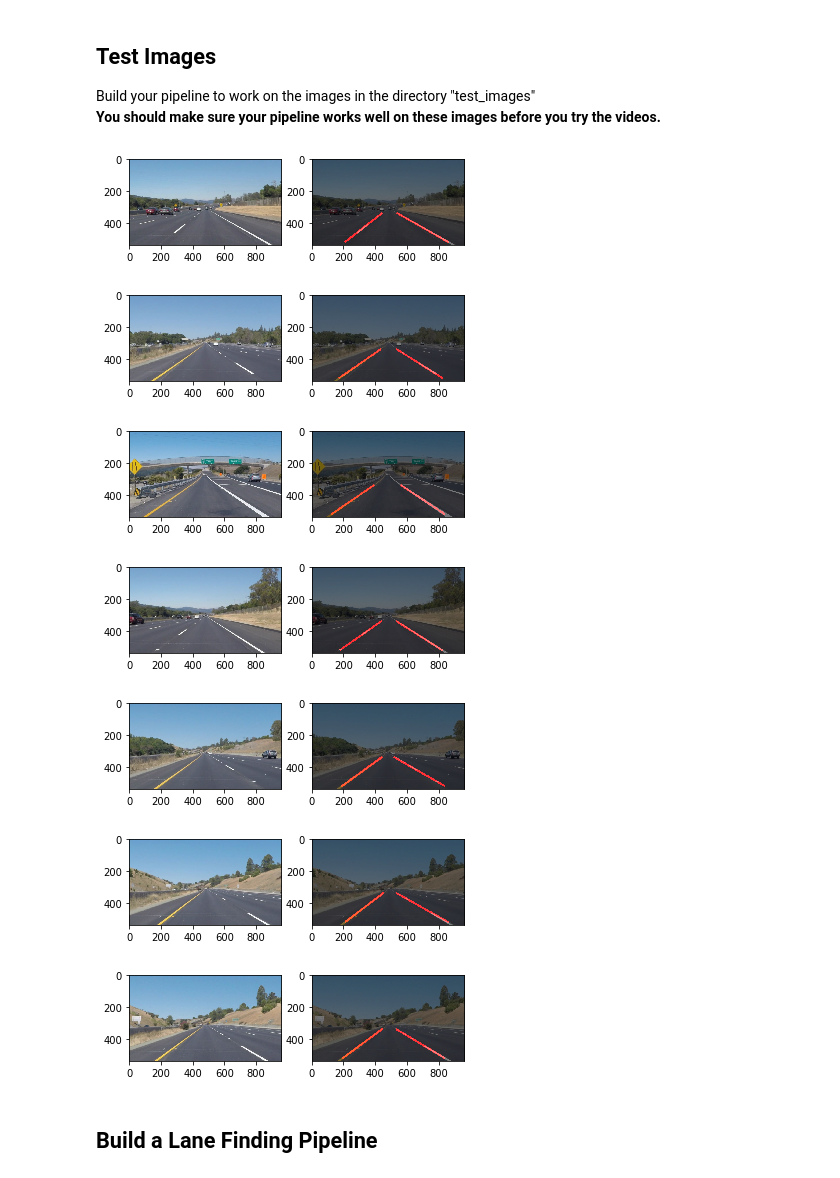
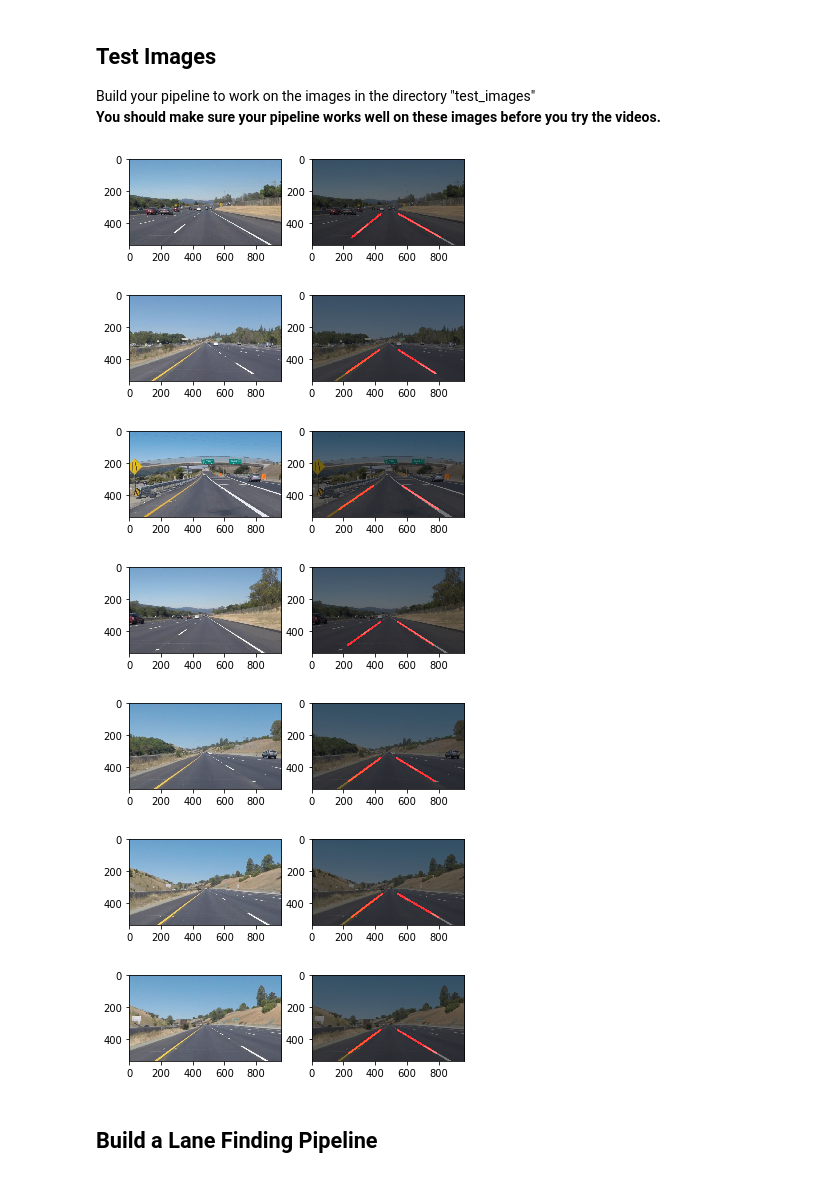
Before and after one commit to TPrabhat/Lane-detection-pipeline, a Jupyter notebook: P1.ipynb, the cells around one changed output. Cells and saved outputs as stored; diff of their text form; code cells hidden in the pictures.

```diff
--- a/P1.ipynb
+++ b/P1.ipynb
@@ -55,7 +55,7 @@ except KeyError:
     user_paths = []
 # %%
 #reading in an image
-image = mpimg.imread('test_images/solidWhiteRight.jpg')
+image = mpimg.imread('test-images/solidWhiteRight.jpg')
 #printing out some stats and plotting
 print('This image is:', type(image), 'with dimensions:', image.shape)
 plt.imshow(image)  # if you wanted to show a single color channel image called 'gray', for example, call as plt.imshow(gray, cmap='gray')
@@ -259,6 +246,11 @@ def draw_lines(img, lines, color=[255, 0, 0], thickness=12):
                 slope_right.append(m)
                 c_right.append(y1 - m * x1)
 
+    left_bottom = (100, np.shape(img)[0] - 50)
+    right_bottom = (np.shape(img)[1] - 100, np.shape(img)[0] - 50)
+    left_top = (int(np.shape(img)[1]/2) - 50, int(np.shape(img)[0]/2) + 75)
+    right_top = (int(np.shape(img)[1]/2) + 50, int(np.shape(img)[0]/2) + 75)
+
     if len(c_left) > 0 and len(slope_left) > 0:
         x_min = (left_bottom[1] - np.nanmean(c_left))/np.nanmean(slope_left)
         x_left = (left_top[1] - np.nanmean(c_left))/np.nanmean(slope_left)
@@ -268,8 +260,6 @@ def draw_lines(img, lines, color=[255, 0, 0], thickness=12):
         x_max = (right_bottom[1] - np.nanmean(c_right))/np.nanmean(slope_right)
         x_right = (right_top[1] - np.nanmean(c_right))/np.nanmean(slope_right)
         cv2.line(img, (int(x_right), right_top[1]), (int(x_max), right_bottom[1]), color, thickness)
-
-
 
 def hough_lines(img, rho, theta, threshold, min_line_len, max_line_gap):
     """
@@ -339,45 +329,50 @@ for image in test_cases:
     #plt.show()
 
     # Specify the region of interest
-    left_bottom = (50, 520)
-    right_bottom = (910, 520)
-    left_top = (430, 340)
-    right_top = (530, 340)
+    #left_bottom = (50, 520)
+    #right_bottom = (910, 520)
+    #left_top = (430, 340)
+    #right_top = (530, 340)
+
+    left_bottom = (100, np.shape(image)[0] - 50)
+    right_bottom = (np.shape(image)[1] - 100, np.shape(image)[0] - 50)
+    left_top = (int(np.shape(image)[1]/2) - 50, int(np.shape(image)[0]/2) + 75)
+    right_top = (int(np.shape(image)[1]/2) + 50, int(np.shape(image)[0]/2) + 75)
 
     points = np.array([left_bottom, right_bottom, right_top, left_top])
 
     clipped_image = region_of_interest(masked_edges, [points])
     # Display the image
     #plt.subplot(335)
     #plt.imshow(clipped_image)
     #plt.show()
 
     # Define the Hough transform parameters
     # Make a blank the same size as our image to draw on
     rho = 1
     theta = np.pi/180
     threshold = 20
     min_line_length = 5
     max_line_gap = 3
 
     # Run Hough on edge detected image
     lines = hough_lines(clipped_image, rho, theta, threshold, min_line_length, max_line_gap)
     #plt.subplot(336)
     #plt.imshow(lines)
     #plt.show()
 
     # Draw the lines on the edge image
     combo = weighted_img(lines, img_copy, 0.5, 1, 0)
     plt.subplot(122)
     plt.imshow(combo)
     plt.show()
 # %% [output]
-[figure, old version]
+[figure, new version]
 [figure]
 [figure]
-[figure, old version]
+[figure, new version]
-[figure, old version]
+[figure, new version]
-[figure, old version]
+[figure, new version]
 [figure]
 # %% [markdown]
 ## Build a Lane Finding Pipeline
```
Also changed, not shown: parts of 9 cells of this notebook.
